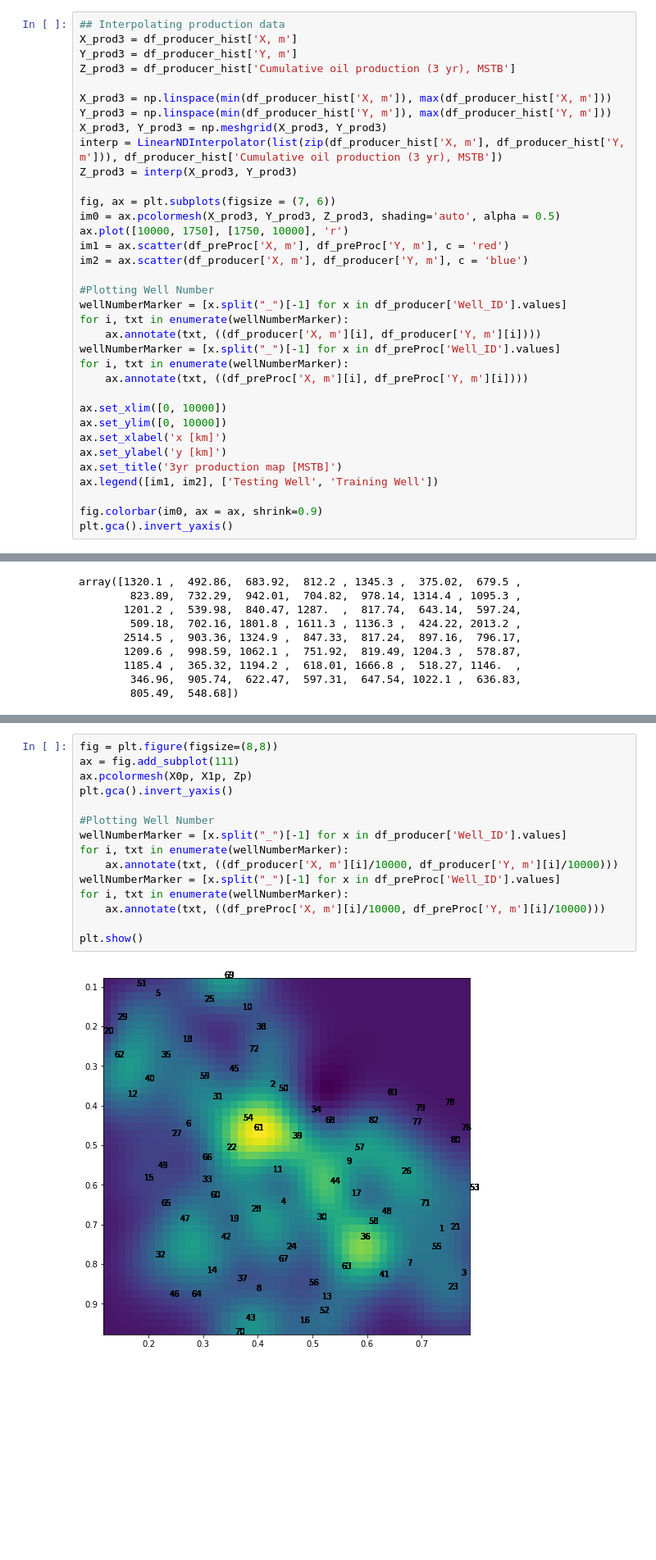
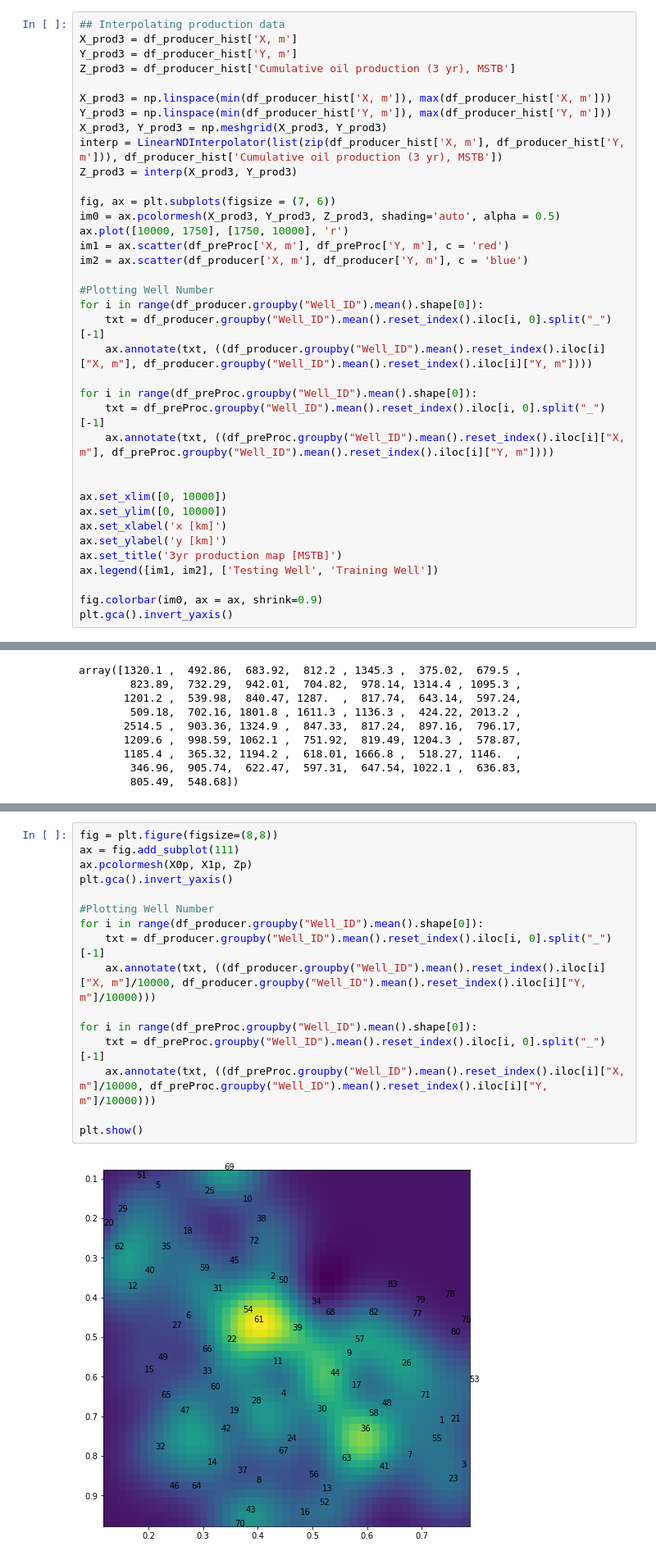
Before and after one commit to PGEHackathon/High-Risk-Low-Return, a Jupyter notebook: Trying_LinearSpatialInterp.ipynb, the cells around one changed output, grey strips where cells are left out. Shown: that part at 82% size. Saved outputs shown, nothing was run; the diff lists cells and outputs as text; blank space fills up the shorter version.

```diff
--- a/Trying_LinearSpatialInterp.ipynb
+++ b/Trying_LinearSpatialInterp.ipynb
@@ -48,12 +64,14 @@ im1 = ax.scatter(df_preProc['X, m'], df_preProc['Y, m'], c = 'red')
 im2 = ax.scatter(df_producer['X, m'], df_producer['Y, m'], c = 'blue')
 
 #Plotting Well Number
-wellNumberMarker = [x.split("_")[-1] for x in df_producer['Well_ID'].values]
-for i, txt in enumerate(wellNumberMarker):
-    ax.annotate(txt, ((df_producer['X, m'][i], df_producer['Y, m'][i])))
-wellNumberMarker = [x.split("_")[-1] for x in df_preProc['Well_ID'].values]
-for i, txt in enumerate(wellNumberMarker):
-    ax.annotate(txt, ((df_preProc['X, m'][i], df_preProc['Y, m'][i])))
+for i in range(df_producer.groupby("Well_ID").mean().shape[0]):
+    txt = df_producer.groupby("Well_ID").mean().reset_index().iloc[i, 0].split("_")[-1]
+    ax.annotate(txt, ((df_producer.groupby("Well_ID").mean().reset_index().iloc[i]["X, m"], df_producer.groupby("Well_ID").mean().reset_index().iloc[i]["Y, m"])))
+
+for i in range(df_preProc.groupby("Well_ID").mean().shape[0]):
+    txt = df_preProc.groupby("Well_ID").mean().reset_index().iloc[i, 0].split("_")[-1]
+    ax.annotate(txt, ((df_preProc.groupby("Well_ID").mean().reset_index().iloc[i]["X, m"], df_preProc.groupby("Well_ID").mean().reset_index().iloc[i]["Y, m"])))
+
 
 ax.set_xlim([0, 10000])
 ax.set_ylim([0, 10000])
@@ -180,20 +198,21 @@ plt.show()
 # %%
 fig = plt.figure(figsize=(8,8))
 ax = fig.add_subplot(111)
 ax.pcolormesh(X0p, X1p, Zp)
 plt.gca().invert_yaxis()
 
 #Plotting Well Number
-wellNumberMarker = [x.split("_")[-1] for x in df_producer['Well_ID'].values]
-for i, txt in enumerate(wellNumberMarker):
-    ax.annotate(txt, ((df_producer['X, m'][i]/10000, df_producer['Y, m'][i]/10000)))
-wellNumberMarker = [x.split("_")[-1] for x in df_preProc['Well_ID'].values]
-for i, txt in enumerate(wellNumberMarker):
-    ax.annotate(txt, ((df_preProc['X, m'][i]/10000, df_preProc['Y, m'][i]/10000)))
+for i in range(df_producer.groupby("Well_ID").mean().shape[0]):
+    txt = df_producer.groupby("Well_ID").mean().reset_index().iloc[i, 0].split("_")[-1]
+    ax.annotate(txt, ((df_producer.groupby("Well_ID").mean().reset_index().iloc[i]["X, m"]/10000, df_producer.groupby("Well_ID").mean().reset_index().iloc[i]["Y, m"]/10000)))
+
+for i in range(df_preProc.groupby("Well_ID").mean().shape[0]):
+    txt = df_preProc.groupby("Well_ID").mean().reset_index().iloc[i, 0].split("_")[-1]
+    ax.annotate(txt, ((df_preProc.groupby("Well_ID").mean().reset_index().iloc[i]["X, m"]/10000, df_preProc.groupby("Well_ID").mean().reset_index().iloc[i]["Y, m"]/10000)))
 
 plt.show()
 # %% [output]
-[figure, old version]
+[figure, new version]
 # %%
 gp.predict(np.array(list(zip(test['X, m'].values, test['Y, m'].values))).astype('float') / 10000)
 # %% [output]
```
Also changed, not shown: parts of 4 cells of this notebook, 1 other file.
